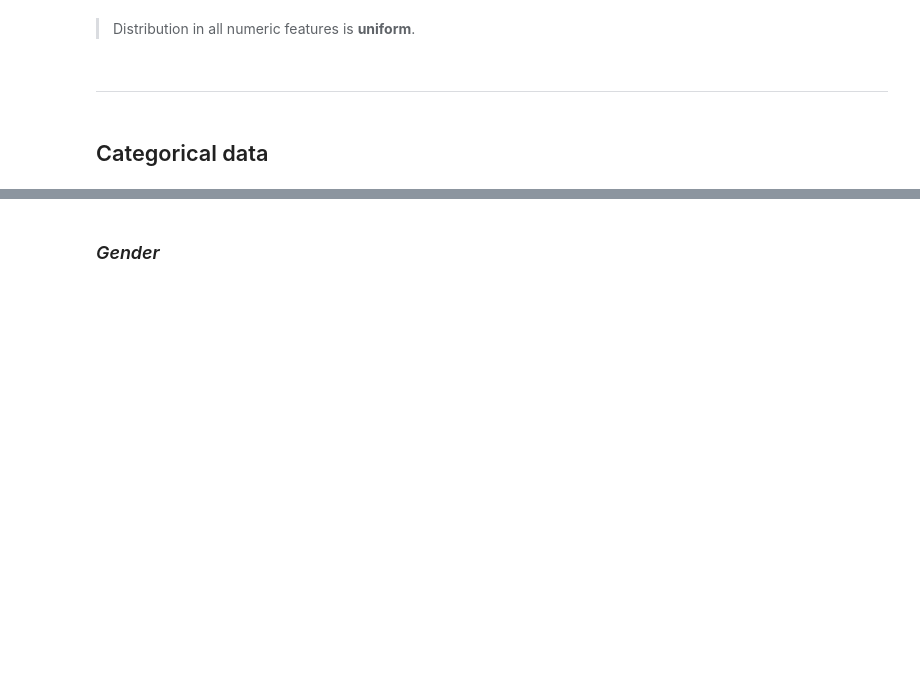
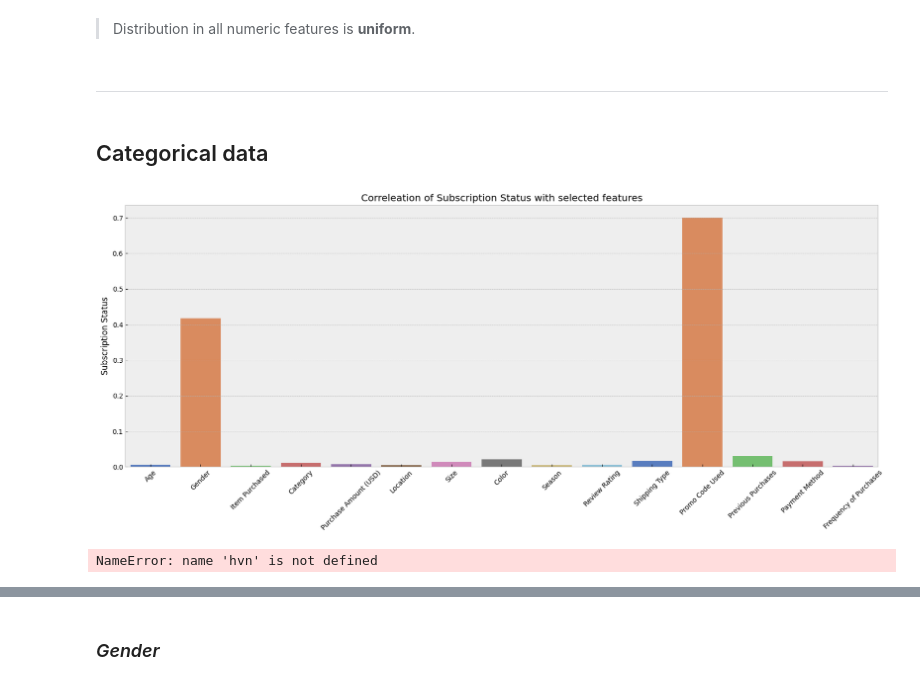
Before and after one commit to georgekovin/Consumer-Behavior-and-Shopping-Habits-Research, a Jupyter notebook: research.ipynb, the cells around one changed output, grey strips where cells are left out. Cells and saved outputs as stored; diff of their text form; code cells hidden in the pictures; blank space fills up the shorter version.

```diff
--- a/research.ipynb
+++ b/research.ipynb
@@ -190,6 +282,14 @@ show_mean_freq('Previous Purchases')
 ---
 # %% [markdown]
 ## Categorical data
+# %%
+show_corr_bars('Subscription Status')
+# %% [output]
+[figure, added]
+# %%
+hvn
+# %% [output]
+NameError: name 'hvn' is not defined
 # %%
 def get_bayesian_proba(A,
                        B,
```
Also changed, not shown: parts of 94 cells of this notebook.
